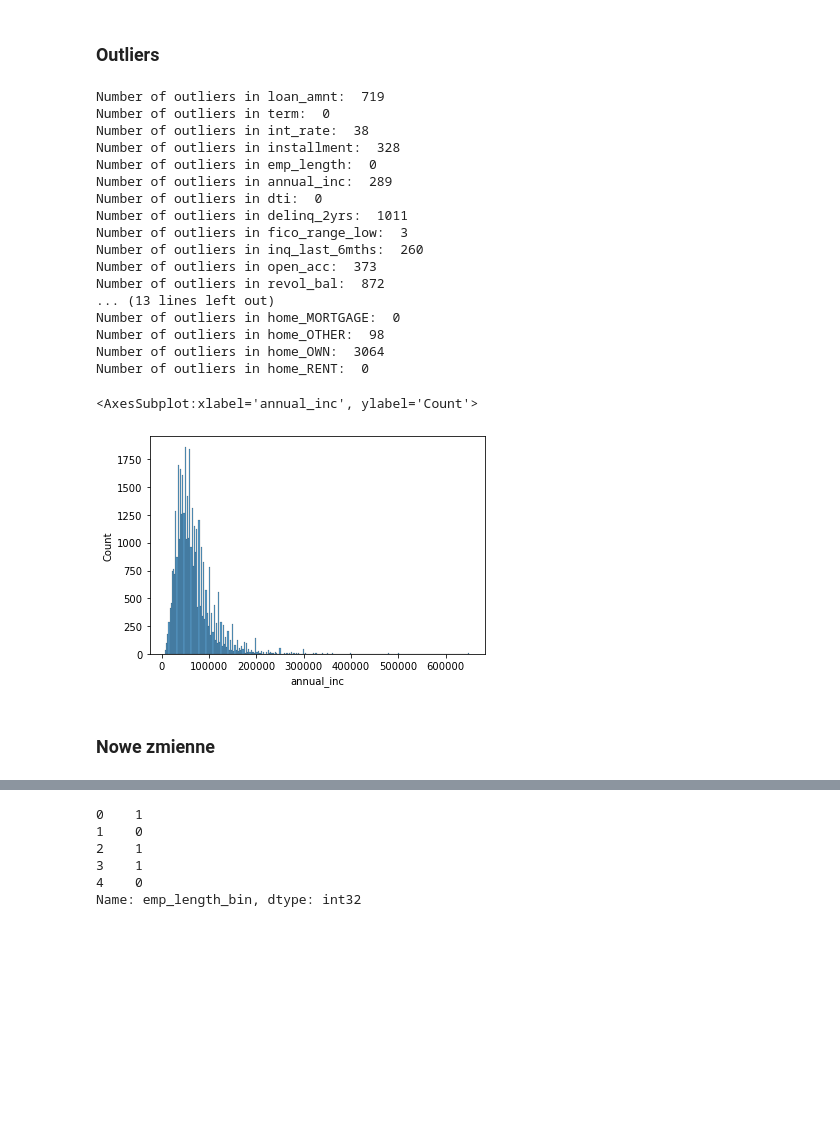
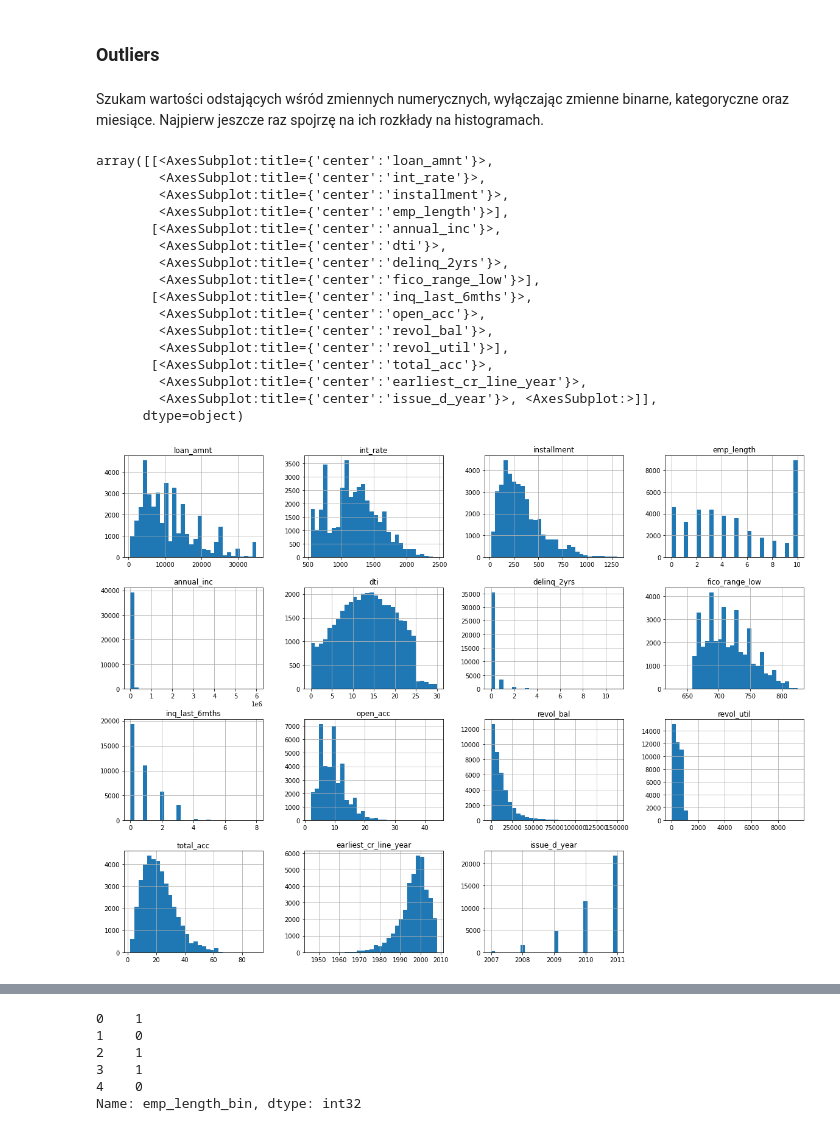
Before and after one commit to ambiwalencja/DataScienceMLprojekt, a Jupyter notebook: 3_projekt_ml_feature_engineering_HS.ipynb, the cells around one changed output, grey strips where cells are left out. Cells and saved outputs as stored; diff of their text form; code cells hidden in the pictures; blank space fills up the shorter version.

```diff
--- a/3_projekt_ml_feature_engineering_HS.ipynb
+++ b/3_projekt_ml_feature_engineering_HS.ipynb
@@ -8,5 +11,5 @@ import seaborn as sns
 # %%
-df = pd.read_csv("Loan_data_7_v2.csv")
+df = pd.read_csv("Loan_data_after_eda.csv")
 # %%
 df.shape
 # %% [output]
@@ -25,26 +68,2 @@ Index(['loan_amnt', 'term', 'int_rate', 'installment', 'emp_length',
 # %% [markdown]
 ### Outliers
-# %%
-# wybieram kolumny, z których usunę wartości odstające
-column_list_outliers = df.columns.tolist()
-for column in column_list_outliers:
-    print(f'Number of outliers in {column}: ',
-          df.loc[(((df[column] - df[column].mean()) / df[column].std()).abs() > 3)][column].count())
-# %% [output]
-Number of outliers in loan_amnt:  719
-Number of outliers in term:  0
-Number of outliers in int_rate:  38
-Number of outliers in installment:  328
-Number of outliers in emp_length:  0
-Number of outliers in annual_inc:  289
-Number of outliers in dti:  0
-Number of outliers in delinq_2yrs:  1011
-Number of outliers in fico_range_low:  3
-Number of outliers in inq_last_6mths:  260
-Number of outliers in open_acc:  373
-Number of outliers in revol_bal:  872
-... (13 lines left out)
-Number of outliers in home_MORTGAGE:  0
-Number of outliers in home_OTHER:  98
-Number of outliers in home_OWN:  3064
-Number of outliers in home_RENT:  0
@@ -53,21 +69,0 @@ column_list_outliers = ['annual_inc', 'delinq_2yrs', 'revol_bal', 'installment']
-# %%
-# dodaję zmienne column_outliers z informacją, czy to była zmienna z outlierem - interesują mnie wybrane zmienne
-
-for column in column_list_outliers:
-    name = column+'_outliers'
-    df[name] = np.where(((df[column] - df[column].mean()) / df[column].std()).abs() > 3, 1, 0)
-# %%
-def replace_outliers(group):
-    mean, std = group.mean(), group.std()
-    outliers = (group - mean).abs() > 3*std
-    group[outliers] = mean
-    return group
-
-df[column_list_outliers] = df.groupby(['annual_inc_cat_10', 'fico_range_low_cat_num'])[column_list_outliers]\
-                            .transform(replace_outliers)
-# %%
-# sprawdzam, jak wygląda histogram jednej ze zmiennych, aby sprawdzić, czy outliers zostały usunięte - histogram poprawił się.
-sns.histplot(x='annual_inc',data=df)
-# %% [output]
-<AxesSubplot:xlabel='annual_inc', ylabel='Count'>
-[figure, removed]
@@ -76,2 +70,25 @@ df.to_csv('Loan_data_no_outliers.csv', index=False)
-# %% [markdown]
-### Nowe zmienne
+# %% [markdown]
+Szukam wartości odstających wśród zmiennych numerycznych, wyłączając zmienne binarne, kategoryczne oraz miesiące. Najpierw jeszcze raz spojrzę na ich rozkłady na histogramach.
+# %%
+column_list = ['loan_amnt', 'int_rate', 'installment', 'emp_length',
+       'annual_inc', 'dti', 'delinq_2yrs', 'fico_range_low', 'inq_last_6mths',
+       'open_acc', 'revol_bal', 'revol_util', 'total_acc', 'earliest_cr_line_year', 'issue_d_year']
+df[column_list].hist(bins=30, figsize=(20, 15))
+# %% [output]
+array([[<AxesSubplot:title={'center':'loan_amnt'}>,
+        <AxesSubplot:title={'center':'int_rate'}>,
+        <AxesSubplot:title={'center':'installment'}>,
+        <AxesSubplot:title={'center':'emp_length'}>],
+       [<AxesSubplot:title={'center':'annual_inc'}>,
+        <AxesSubplot:title={'center':'dti'}>,
+        <AxesSubplot:title={'center':'delinq_2yrs'}>,
+        <AxesSubplot:title={'center':'fico_range_low'}>],
+       [<AxesSubplot:title={'center':'inq_last_6mths'}>,
+        <AxesSubplot:title={'center':'open_acc'}>,
+        <AxesSubplot:title={'center':'revol_bal'}>,
+        <AxesSubplot:title={'center':'revol_util'}>],
+       [<AxesSubplot:title={'center':'total_acc'}>,
+        <AxesSubplot:title={'center':'earliest_cr_line_year'}>,
+        <AxesSubplot:title={'center':'issue_d_year'}>, <AxesSubplot:>]],
+      dtype=object)
+[figure, added]
```
Also changed, not shown: parts of 39 cells of this notebook, 1 other file.
